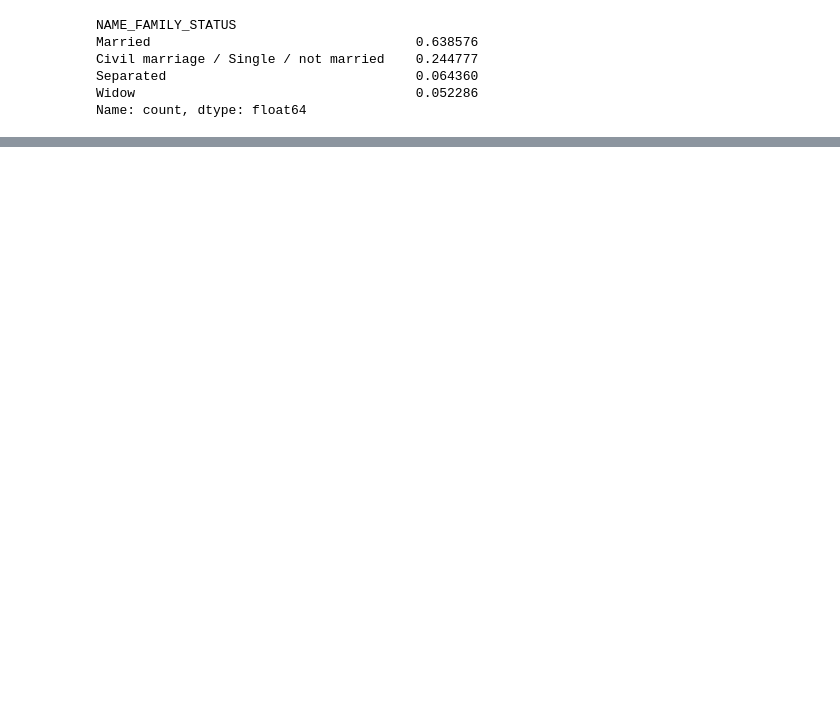
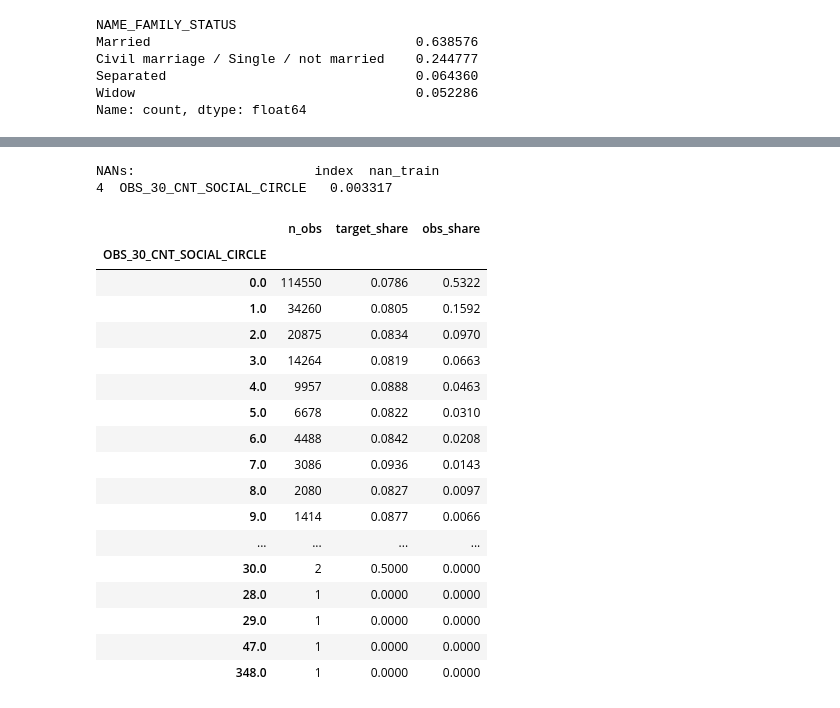
Before and after one commit to alek-ds/home-credit-default-risk-ak, a Jupyter notebook: notebooks/preprocessing/app_preprocessing_logistic_reg.ipynb, the cells around one changed output, grey strips where cells are left out. Cells and saved outputs as stored; diff of their text form; code cells hidden in the pictures; blank space fills up the shorter version.

```diff
--- a/notebooks/preprocessing/app_preprocessing_logistic_reg.ipynb
+++ b/notebooks/preprocessing/app_preprocessing_logistic_reg.ipynb
@@ -469,7 +520,17 @@ df_train2_2['edu_secondary_incomp_higher'] = np.where(
     df_train2_2['NAME_EDUCATION_TYPE'] == 'Secondary / Incomplete higher', 1, 0
 )
 
-df_train2_2 = df_train2_2.drop(columns=['NAME_EDUCATION_TYPE'])
+df_valid2_2['edu_higher_academic'] = np.where(
+    df_valid2_2['NAME_EDUCATION_TYPE'] == 'Higher / Academic degree', 1, 0
+)
+
+df_valid2_2['edu_secondary_incomp_higher'] = np.where(
+    df_valid2_2['NAME_EDUCATION_TYPE'] == 'Secondary / Incomplete higher', 1, 0
+)
+
+# NAME_EUDCATION_TYPE dropped later
+# df_train2_2 = df_train2_2.drop(columns=['NAME_EDUCATION_TYPE'])
+# df_valid2_2 = df_valid2_2.drop(columns=['NAME_EDUCATION_TYPE'])
 # %%
 df_train2_2['NAME_FAMILY_STATUS'] = np.where(
     df_train2_2['NAME_FAMILY_STATUS'].isin(['Civil marriage', 'Single / not married']),
@@ -507,0 +580,10 @@ df_train2_2
+# %%
+df_train3_1 = df_train2_2.copy()
+df_valid3_1 = df_valid2_2.copy()
+# %%
+discrete_cols = []
+for col in num_cols:
+    if df_train3_1[col].nunique() < 50:
+        discrete_cols.append(col)
+
+discrete_cols
@@ -507,0 +614,17 @@ df_train2_2
+# %%
+discrete_summaries = {}
+for col in discrete_cols:
+    # df_train3_1[col] = df_train3_1[col].astype('str')
+    df_train3_1_grouped = df_train3_1[[col, 'TARGET']].groupby(col).agg(
+            n_obs = (col, 'count'),
+            target_share = ('TARGET', 'mean')
+    )
+    df_train3_1_grouped['obs_share'] = round(df_train3_1_grouped['n_obs'] / df_train3_1.shape[0],4)
+    df_train3_1_grouped['target_share'] = df_train3_1_grouped['target_share'].round(4)
+    df_train3_1_grouped = df_train3_1_grouped.sort_values(by='n_obs', ascending=False)
+
+    discrete_summaries[col] = df_train3_1_grouped
+
+    # print(f"Variable: {col}")
+    # print(df_train3_1_grouped[['n_obs', 'obs_share', 'target_share']])
+    # print('-'*50, '\n')
@@ -507,0 +754,24 @@ df_train2_2
+# %%
+print(f"NANs: {df_train3_1_nans[df_train3_1_nans['index'] == 'OBS_30_CNT_SOCIAL_CIRCLE']}")
+discrete_summaries['OBS_30_CNT_SOCIAL_CIRCLE']
+# %% [output]
+NANs:                       index  nan_train
+4  OBS_30_CNT_SOCIAL_CIRCLE   0.003317
+|  | n_obs | target_share | obs_share |
+| OBS_30_CNT_SOCIAL_CIRCLE |  |  |  |
+| 0.0 | 114550 | 0.0786 | 0.5322 |
+| 1.0 | 34260 | 0.0805 | 0.1592 |
+| 2.0 | 20875 | 0.0834 | 0.0970 |
+| 3.0 | 14264 | 0.0819 | 0.0663 |
+| 4.0 | 9957 | 0.0888 | 0.0463 |
+| 5.0 | 6678 | 0.0822 | 0.0310 |
+| 6.0 | 4488 | 0.0842 | 0.0208 |
+| 7.0 | 3086 | 0.0936 | 0.0143 |
+| 8.0 | 2080 | 0.0827 | 0.0097 |
+| 9.0 | 1414 | 0.0877 | 0.0066 |
+| ... | ... | ... | ... |
+| 30.0 | 2 | 0.5000 | 0.0000 |
+| 28.0 | 1 | 0.0000 | 0.0000 |
+| 29.0 | 1 | 0.0000 | 0.0000 |
+| 47.0 | 1 | 0.0000 | 0.0000 |
+| 348.0 | 1 | 0.0000 | 0.0000 |
```
Also changed, not shown: parts of 50 cells of this notebook.
